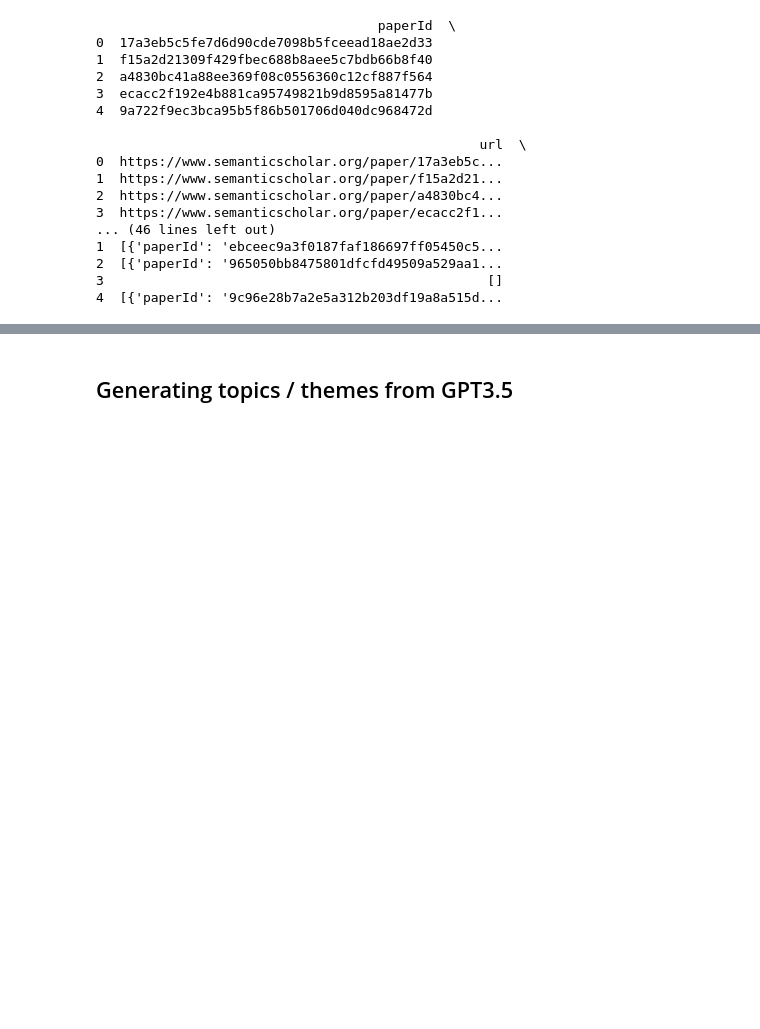
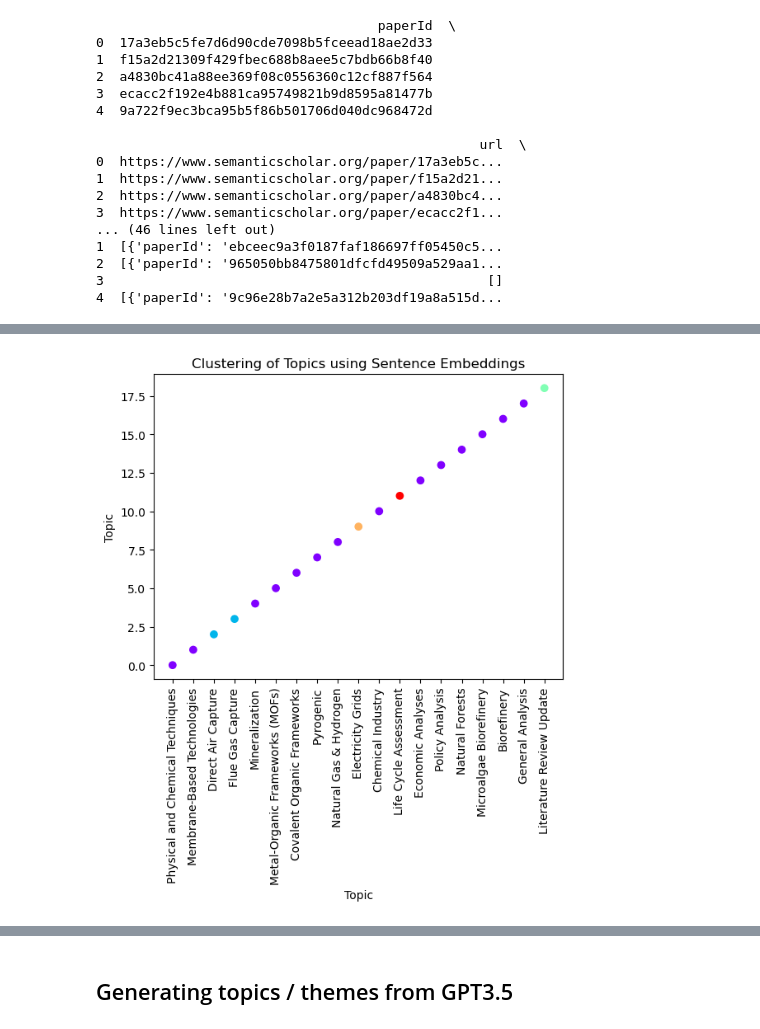
Before and after one commit to KevinH48264/autoscious-carbon-capture, a Jupyter notebook: knowledge_base/generate_viz.ipynb, the cells around one changed output, grey strips where cells are left out. Drawn from its saved outputs; the diff is of its cells as text; code cells hidden in the pictures; blank space fills up the shorter version.

```diff
--- a/knowledge_base/generate_viz.ipynb
+++ b/knowledge_base/generate_viz.ipynb
@@ -48,0 +117,48 @@ Name: citations, Length: 100, dtype: object
+# %%
+from sentence_transformers import SentenceTransformer
+from sklearn.cluster import AgglomerativeClustering
+import matplotlib.pyplot as plt
+import pandas as pd
+
+# Topic labels
+topics = ["Physical and Chemical Techniques",
+          "Membrane-Based Technologies",
+          "Direct Air Capture",
+          "Flue Gas Capture",
+          "Mineralization",
+          "Metal-Organic Frameworks (MOFs)",
+          "Covalent Organic Frameworks",
+          "Pyrogenic",
+          "Natural Gas & Hydrogen",
+          "Electricity Grids",
+          "Chemical Industry",
+          "Life Cycle Assessment",
+          "Economic Analyses",
+          "Policy Analysis",
+          "Natural Forests",
+          "Microalgae Biorefinery",
+          "Biorefinery",
+          "General Analysis",
+          "Literature Review Update"]
+
+# Generate sentence embeddings
+model = SentenceTransformer('all-MiniLM-L6-v2')
+topic_embeddings = model.encode(topics)
+
+# Cluster embeddings
+cluster = AgglomerativeClustering(n_clusters=5, affinity='cosine', linkage='single')
+cluster.fit(topic_embeddings)
+
+# Add clusters to dataframe
+df = pd.DataFrame(topics, columns=['topic'])
+df['cluster'] = cluster.labels_
+
+# Plot clusters
+plt.scatter(df.index, df.index, c=df['cluster'], cmap='rainbow')
+plt.xticks(df.index, topics, rotation=90)
+plt.xlabel('Topic')
+plt.ylabel('Topic')
+plt.title('Clustering of Topics using Sentence Embeddings')
+plt.show()
+# %% [output]
+[figure, added]
```
Also changed, not shown: parts of 5 cells of this notebook.
